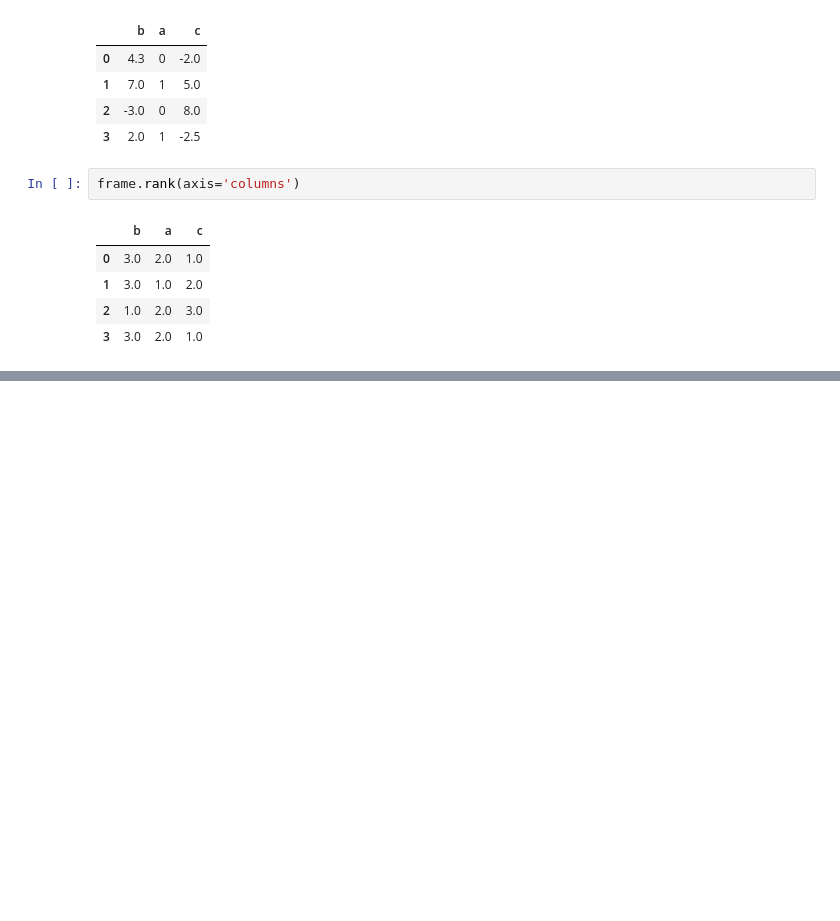
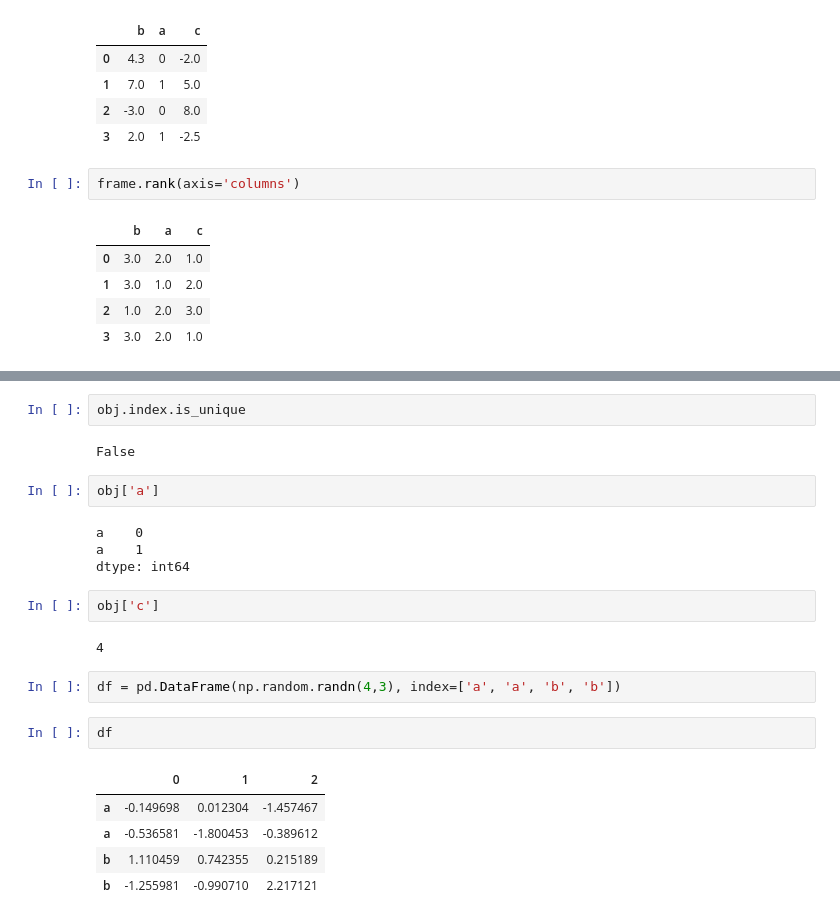
Before and after one commit to ZCW-Data1dot2/wes-ch-5-leegivhan, a Jupyter notebook: Chapter5WorkAlong.ipynb, the cells around one changed output, grey strips where cells are left out. Saved outputs shown, nothing was run; the diff lists cells and outputs as text; blank space fills up the shorter version.

```diff
--- a/Chapter5WorkAlong.ipynb
+++ b/Chapter5WorkAlong.ipynb
@@ -1066,0 +1078,24 @@ frame.rank(axis='columns')
+# %%
+obj.index.is_unique
+# %% [output]
+False
+# %%
+obj['a']
+# %% [output]
+a    0
+a    1
+dtype: int64
+# %%
+obj['c']
+# %% [output]
+4
+# %%
+df = pd.DataFrame(np.random.randn(4,3), index=['a', 'a', 'b', 'b'])
+# %%
+df
+# %% [output]
+|  | 0 | 1 | 2 |
+| a | -0.149698 | 0.012304 | -1.457467 |
+| a | -0.536581 | -1.800453 | -0.389612 |
+| b | 1.110459 | 0.742355 | 0.215189 |
+| b | -1.255981 | -0.990710 | 2.217121 |
```
Also changed, not shown: parts of 17 cells of this notebook.
